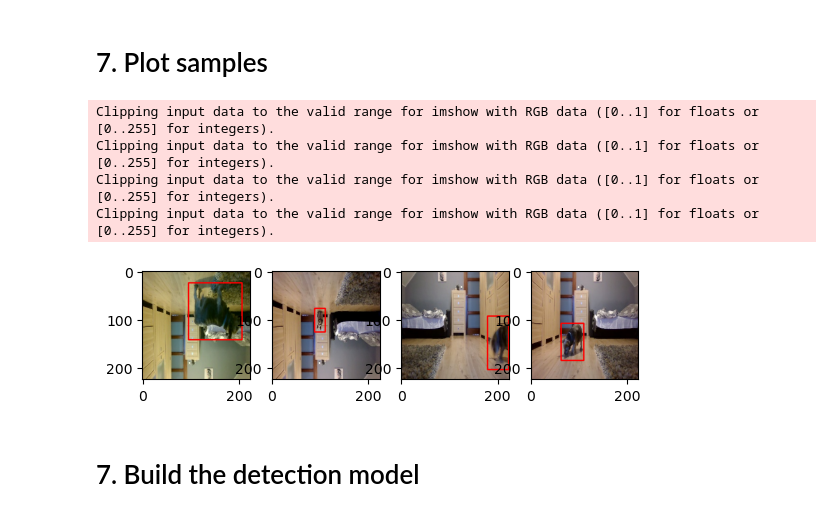
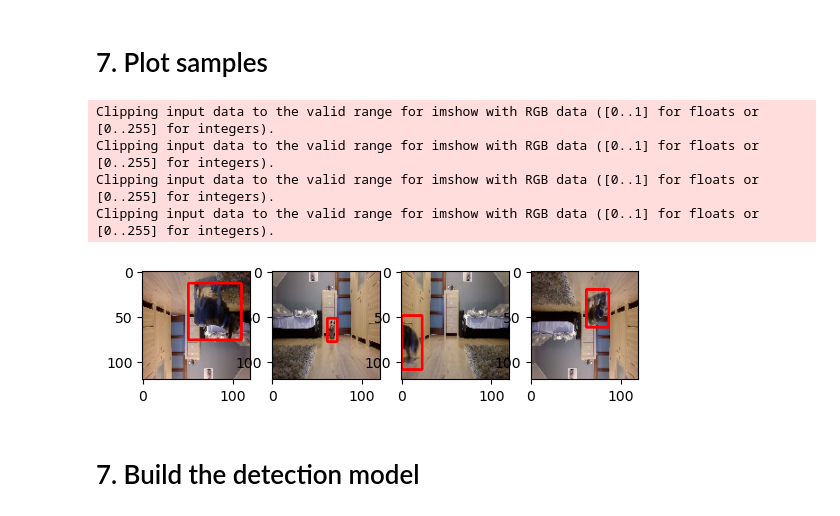
Before and after one commit to oszkar0/dog-detector, a Jupyter notebook: dog-detector.ipynb, the cells around one changed output. Cells and saved outputs as stored; diff of their text form; code cells hidden in the pictures.

Commit message:
change IMAGE_SIZE to 120 and put it where image size was hardcoded

```diff
--- a/dog-detector.ipynb
+++ b/dog-detector.ipynb
@@ -57,8 +57,7 @@ import albumentations as A
 import os
 import cv2
 # %%
-IMAGE_SIZE = 224
-
+IMAGE_SIZE = 120
 augmentor = A.Compose(
     [A.Resize(IMAGE_SIZE, IMAGE_SIZE),
     A.HorizontalFlip(p=0.5),
@@ -69,7 +68,7 @@ augmentor = A.Compose(
     bbox_params=A.BboxParams(format='albumentations', label_fields=['class_labels'])
 )
 # %%
-GENERARTE_AUGMENTED_IMAGES = True
+GENERARTE_AUGMENTED_IMAGES = False
 AUGMENTATIONS_PER_IMAGE = 30
 if GENERARTE_AUGMENTED_IMAGES:
     for partition in ['training', 'test']:
@@ -158,21 +157,21 @@ batch = train_set.as_numpy_iterator().next()
 # %%
 fig, ax = plt.subplots(1, 4)
 for idx in range(4):
     image = batch[0][idx]
     bbox = batch[1][1][idx]
     cv2.rectangle(image,
-        tuple(np.multiply(bbox[:2], [224,224]).astype(int)),
-        tuple(np.multiply(bbox[2:], [224,224]).astype(int)),
+        tuple(np.multiply(bbox[:2], [IMAGE_SIZE, IMAGE_SIZE]).astype(int)),
+        tuple(np.multiply(bbox[2:], [IMAGE_SIZE, IMAGE_SIZE]).astype(int)),
         (255,0,0),
         2
     )
     ax[idx].imshow(image)
 # %% [output]
 Clipping input data to the valid range for imshow with RGB data ([0..1] for floats or [0..255] for integers).
 Clipping input data to the valid range for imshow with RGB data ([0..1] for floats or [0..255] for integers).
 Clipping input data to the valid range for imshow with RGB data ([0..1] for floats or [0..255] for integers).
 Clipping input data to the valid range for imshow with RGB data ([0..1] for floats or [0..255] for integers).
-[figure, old version]
+[figure, new version]
 # %% [markdown]
 # 7. Build the detection model
 # %%
```
Also changed, not shown: parts of 5 cells of this notebook.
